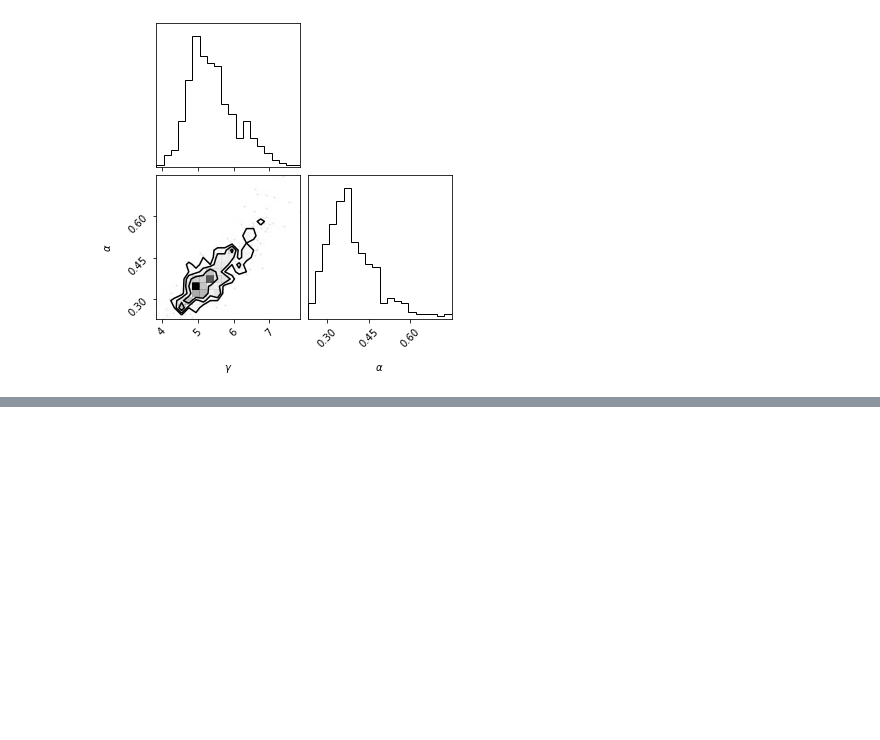
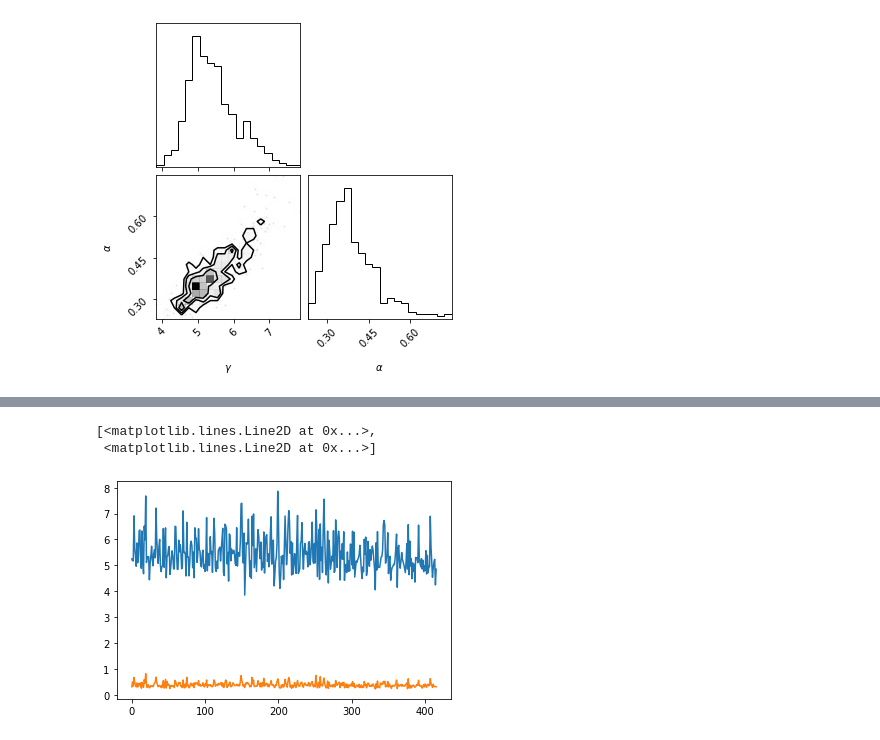
Before and after one commit to HajimeKawahara/pinvprob, a Jupyter notebook: ipynb/Linear Inverse Problem.ipynb, the cells around one changed output, grey strips where cells are left out. Saved outputs shown, nothing was run; the diff lists cells and outputs as text; code cells hidden in the pictures; blank space fills up the shorter version.

```diff
--- a/ipynb/Linear Inverse Problem.ipynb
+++ b/ipynb/Linear Inverse Problem.ipynb
@@ -261,0 +262,6 @@ plt.imshow(mu.reshape(Mx,My),cmap="gray")
+# %%
+plt.plot(flat_samples)
+# %% [output]
+[<matplotlib.lines.Line2D at 0x...>,
+ <matplotlib.lines.Line2D at 0x...>]
+[figure, added]
```
Also changed, not shown: parts of 12 cells of this notebook.
